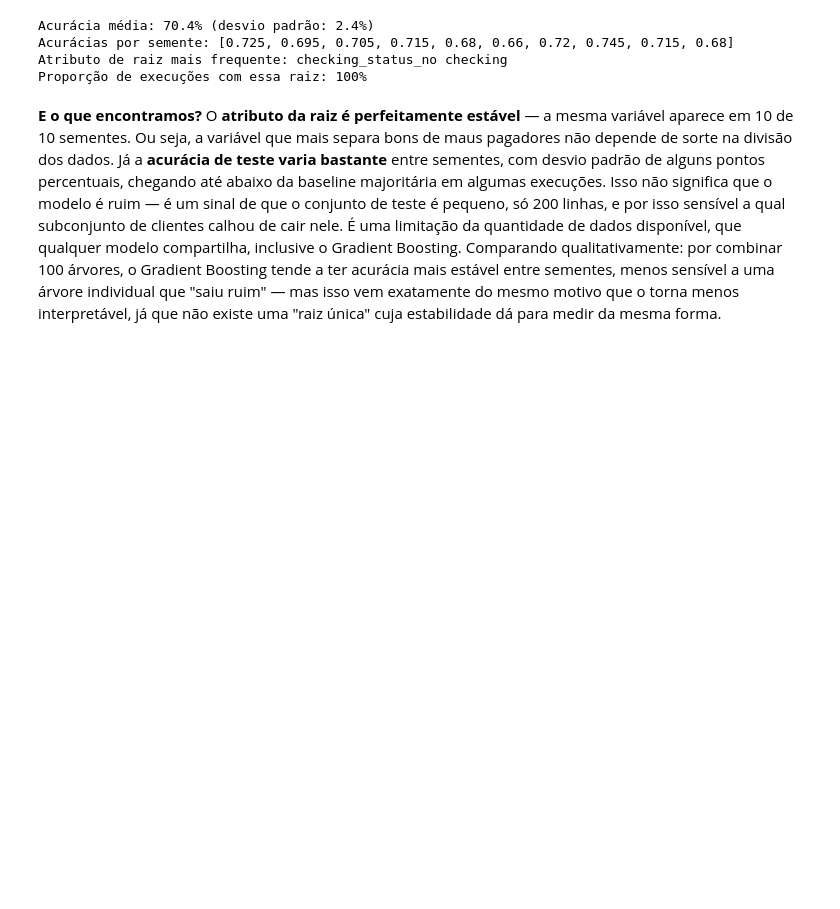
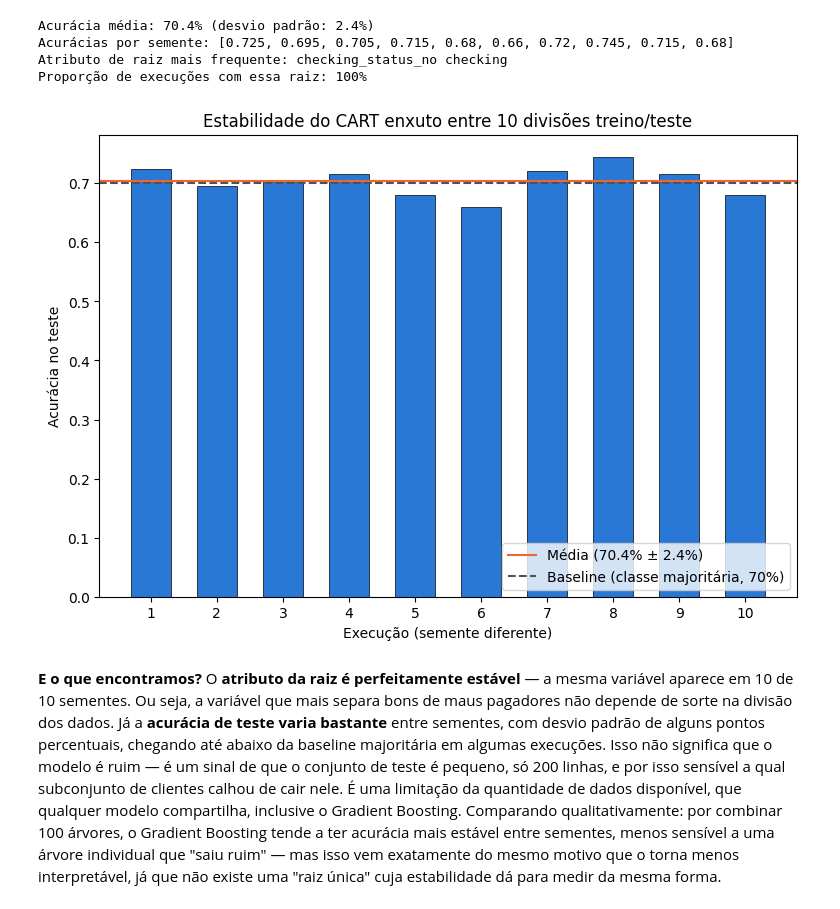
Before and after one commit to GustavoTeixeiraBittencourt/simulated-annealing-vs-gradient-boosting, a Jupyter notebook: arvore-decisao/notebooks/arvore_decisao.ipynb, the cells around one changed output. Drawn from its saved outputs; the diff is of its cells as text; code cells hidden in the pictures; blank space fills up the shorter version.

```diff
--- a/arvore-decisao/notebooks/arvore_decisao.ipynb
+++ b/arvore-decisao/notebooks/arvore_decisao.ipynb
@@ -517,6 +526,13 @@ Acurácia média: 70.4% (desvio padrão: 2.4%)
 Acurácias por semente: [0.725, 0.695, 0.705, 0.715, 0.68, 0.66, 0.72, 0.745, 0.715, 0.68]
 Atributo de raiz mais frequente: checking_status_no checking
 Proporção de execuções com essa raiz: 100%
+# %%
+
+fig = grafico_estabilidade_cart(resultado_estabilidade, baseline_majoritaria)
+salvar_figura(fig, "estabilidade_cart.png")
+plt.show()
+# %% [output]
+[figure, added]
 # %% [markdown]
 **E o que encontramos?** O **atributo da raiz é perfeitamente estável** — a mesma variável
 aparece em 10 de 10 sementes. Ou seja, a variável que mais separa bons de maus pagadores não
```
Also changed, not shown: parts of 2 cells of this notebook.
